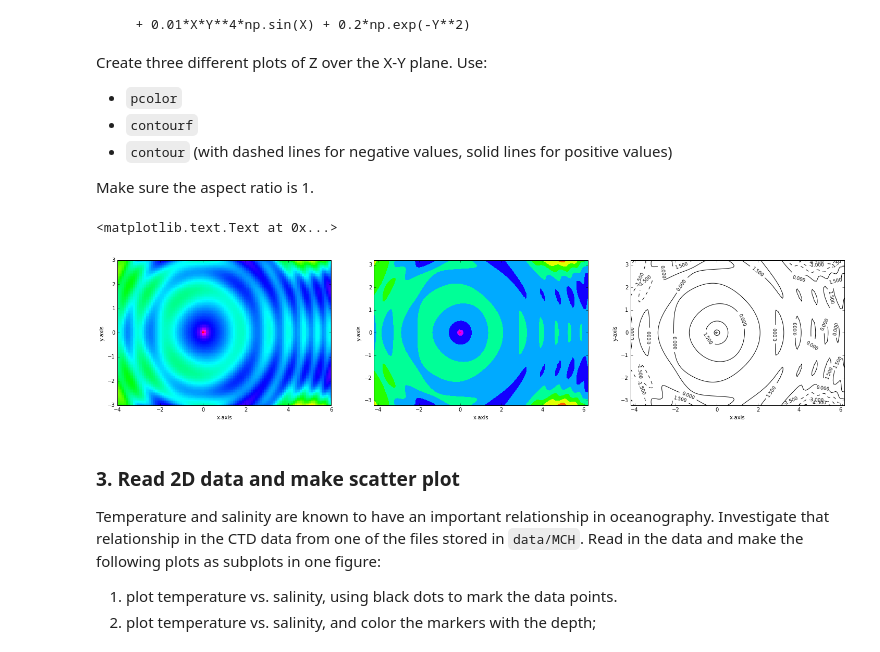
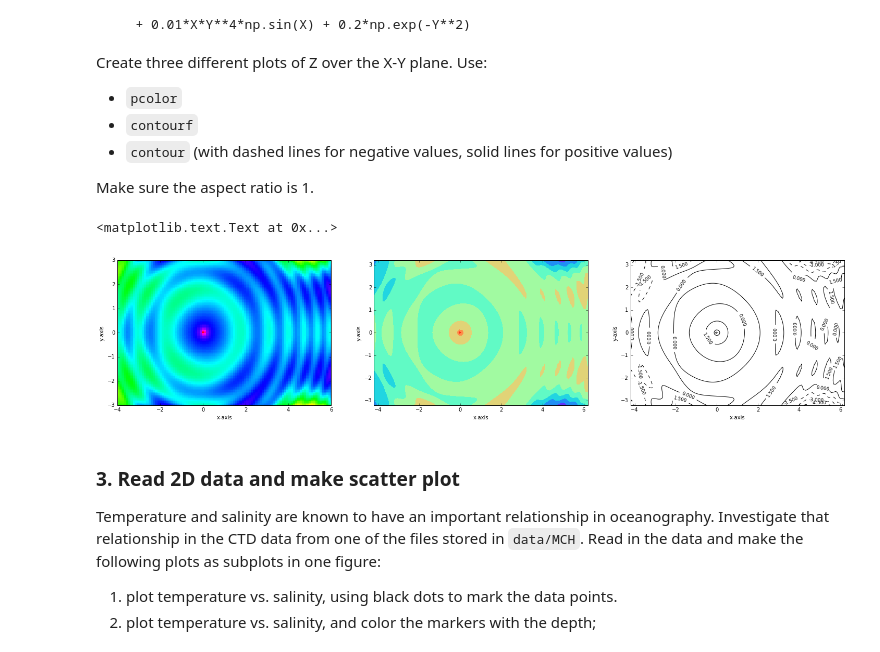
Before and after one commit to johntamu/python4geosciences-hw, a Jupyter notebook: hw04-solutions.ipynb, the cells around one changed output. Drawn from its saved outputs; the diff is of its cells as text; code cells hidden in the pictures.

```diff
--- a/hw04-solutions.ipynb
+++ b/hw04-solutions.ipynb
@@ -40,35 +57,36 @@ Z = np.cos(X**2+Y**2)*(X**2+Y**2)**-0.25 + 0.2*X*Y*np.sin(Y) \
    + 0.01*X*Y**4*np.sin(X) + 0.2*np.exp(-Y**2)
 
 # plt.pcolor(X,Y,Z, cmap='hsv')# How to remove the white border?
 # plt.ylim(-3,3)
 # plt.xlim(-4,6)
 # plt.show()
 # plt.contourf(X,Y,Z, cmap='hsv') # Use a non-sequential color map
 # plt.show()
 # plt.contour(X,Y,Z, cmap='hsv')
 # plt.show()
 
 fig = plt.figure(figsize=(25,5))
 ax = fig.add_subplot(1,3,1)
 ax.pcolor(X,Y,Z, cmap='hsv')
 ax.set_xlim(-4,6)
 ax.set_ylim(-3,3)
 ax.set_ylabel('y-axis')
 ax.set_xlabel('x-axis')
 
 ax2 = fig.add_subplot(1,3,2)
-ax2.contourf(X,Y,Z, cmap='hsv')
+ax2.contourf(X,Y,Z, cmap='rainbow')
 ax2.set_ylabel('y-axis')
 ax2.set_xlabel('x-axis')
 
 ax3 = fig.add_subplot(1,3,3)
+#plt.rcParams['contour.negative_linestyle'] = 'dashed' # If only black and white, negatives are dashed by default
 CS = ax3.contour(X,Y,Z, colors='k')
 ax3.clabel(CS, fontsize=9, inline=1)
 ax3.set_ylabel('y-axis')
 ax3.set_xlabel('x-axis')
 # %% [output]
 <matplotlib.text.Text at 0x...>
-[figure, old version]
+[figure, new version]
 # %% [markdown]
 ### 3. Read 2D data and make scatter plot
 
```
Also changed, not shown: parts of 4 cells of this notebook.
